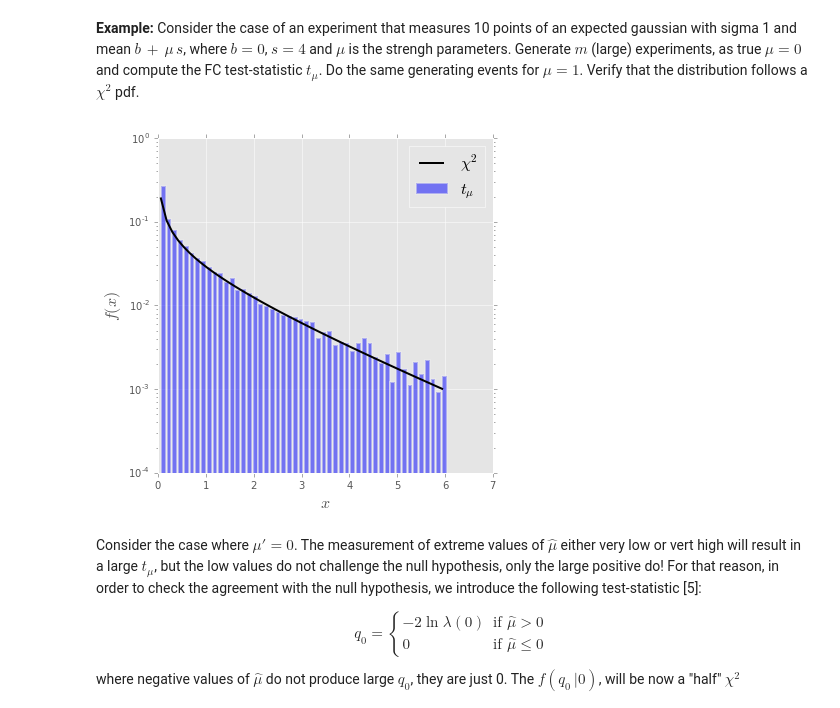
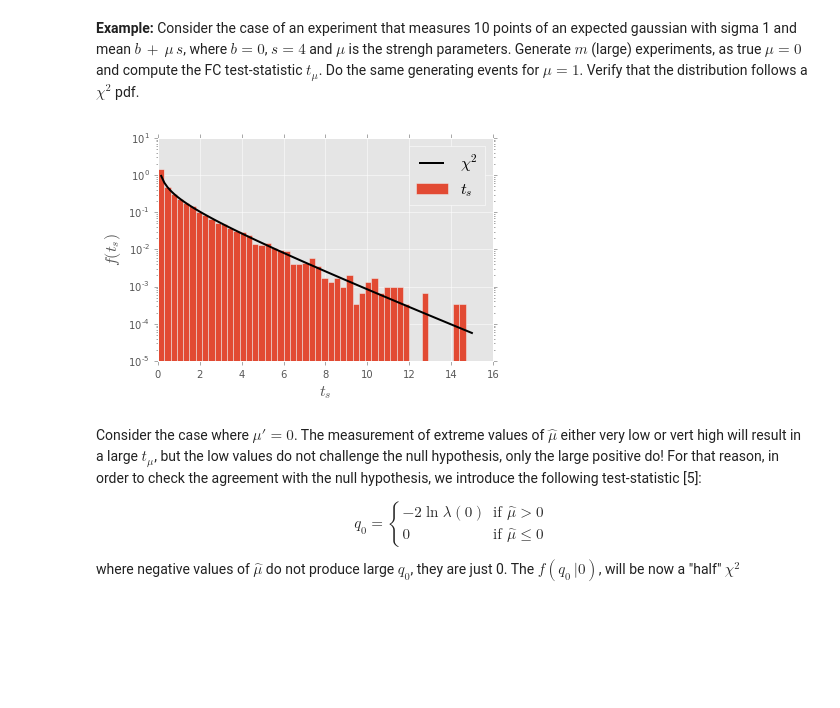
Before and after one commit to jahernando/uscdatanacourse, a Jupyter notebook: HypoTest.ipynb, the cells around one changed output. Cells and saved outputs as stored; diff of their text form; code cells hidden in the pictures; blank space fills up the shorter version.

```diff
--- a/HypoTest.ipynb
+++ b/HypoTest.ipynb
@@ -342,45 +341,40 @@ sigma = 1
 size = 10
 m = 10000
 
 h0 = stats.norm(b+mutrue*s, sigma)
 
 def experiment():
     return h0.rvs(size)
 
 def muhat(x):
     shat = np.mean(x)
     return (shat-b)/s
 
 def ll(x, mu):
     dx = np.array([(xi-(b+mu*s))/sigma for xi in x])
     return -0.5*np.sum(dx*dx)
 
 def tmu(x, mu=0):
     muh = muhat(x)
     return 2.*(ll(x, muh)-ll(x, mu))
 
 xs = [experiment() for i in range(m)]
 muhats = [muhat(xi) for xi in xs]
 
 ts = np.array([tmu(xi, mu) for xi in xs])
 
-fig, ax = plt.subplots(figsize=(6, 6))
+fig, ax = plt.subplots()
 
+ax.hist(ts, bins=50, normed=True, range=(0., 15.), label='$t_s$')
 chi2 = stats.chi2(1)
-ycontents, xedges = np.histogram(ts, range=(0., 6), bins=50)
-xcenters = 0.5*(xedges[:-1] + xedges[1:])
-xwidth = (xedges[1]-xedges[0])
-ycontents = ycontents/(1.*np.sum(ycontents))
-ax.bar(xcenters, ycontents, alpha=0.5, lw=2, width=0.1,
-       color='blue', label='$t_\mu$')
-ax.plot(xcenters, chi2.pdf(xcenters)*xwidth,
-        color='black', lw=2, label='$\chi^2$')
+xaxis = np.linspace(0., 15, 100)
+ax.plot(xaxis, chi2.pdf(xaxis), color='black', lw=2, label='$\chi^2$')
 ax.set_yscale('log')
-ax.set_xlabel('$x$', fontsize=16)
-ax.set_ylabel('$f(x)$', fontsize=16)
+ax.set_xlabel('$t_s$', fontsize=16)
+ax.set_ylabel('$f(t_s)$', fontsize=16)
 ax.legend(fontsize=16);
 # %% [output]
-[figure, old version]
+[figure, new version]
 # %% [markdown]
 
 Consider the case where $\mu' = 0$. The measurement of extreme values of $\hat{\mu}$ either very low or vert high will result in a large $t_\mu$, but the low values do not challenge the null hypothesis, only the large positive do! For that reason, in order to check the agreement with the null hypothesis, we introduce the following test-statistic [5]:
```
Also changed, not shown: parts of 12 cells of this notebook, 13 other files.
